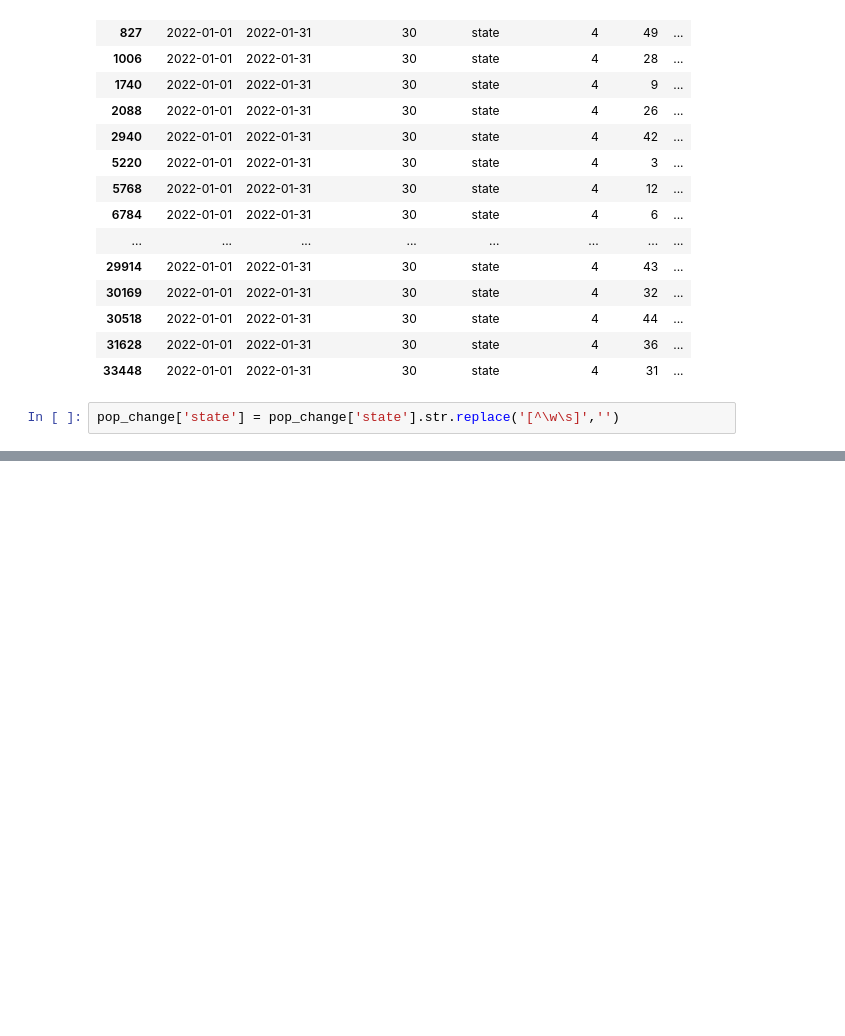
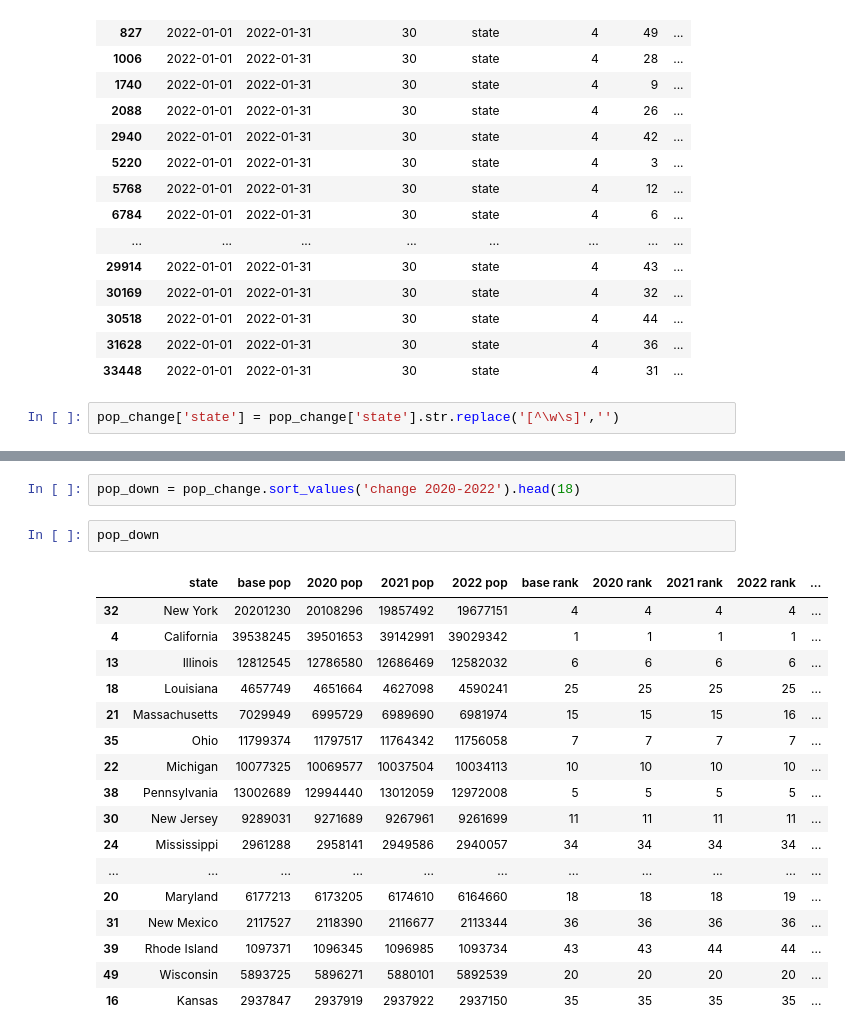
Before and after one commit to CameronMatlock/DA9_capstone_cmatlock, a Jupyter notebook: notebook/cmatlock_capstone.ipynb, the cells around one changed output, grey strips where cells are left out. Drawn from its saved outputs; the diff is of its cells as text; blank space fills up the shorter version.

```diff
--- a/notebook/cmatlock_capstone.ipynb
+++ b/notebook/cmatlock_capstone.ipynb
@@ -307,0 +332,22 @@ pop_change
+# %%
+pop_down = pop_change.sort_values('change 2020-2022').head(18)
+# %%
+pop_down
+# %% [output]
+|  | state | base pop | 2020 pop | 2021 pop | 2022 pop | base rank | 2020 rank | 2021 rank | 2022 rank | ... |
+| 32 | New York | 20201230 | 20108296 | 19857492 | 19677151 | 4 | 4 | 4 | 4 | ... |
+| 4 | California | 39538245 | 39501653 | 39142991 | 39029342 | 1 | 1 | 1 | 1 | ... |
+| 13 | Illinois | 12812545 | 12786580 | 12686469 | 12582032 | 6 | 6 | 6 | 6 | ... |
+| 18 | Louisiana | 4657749 | 4651664 | 4627098 | 4590241 | 25 | 25 | 25 | 25 | ... |
+| 21 | Massachusetts | 7029949 | 6995729 | 6989690 | 6981974 | 15 | 15 | 15 | 16 | ... |
+| 35 | Ohio | 11799374 | 11797517 | 11764342 | 11756058 | 7 | 7 | 7 | 7 | ... |
+| 22 | Michigan | 10077325 | 10069577 | 10037504 | 10034113 | 10 | 10 | 10 | 10 | ... |
+| 38 | Pennsylvania | 13002689 | 12994440 | 13012059 | 12972008 | 5 | 5 | 5 | 5 | ... |
+| 30 | New Jersey | 9289031 | 9271689 | 9267961 | 9261699 | 11 | 11 | 11 | 11 | ... |
+| 24 | Mississippi | 2961288 | 2958141 | 2949586 | 2940057 | 34 | 34 | 34 | 34 | ... |
+| ... | ... | ... | ... | ... | ... | ... | ... | ... | ... | ... |
+| 20 | Maryland | 6177213 | 6173205 | 6174610 | 6164660 | 18 | 18 | 18 | 19 | ... |
+| 31 | New Mexico | 2117527 | 2118390 | 2116677 | 2113344 | 36 | 36 | 36 | 36 | ... |
+| 39 | Rhode Island | 1097371 | 1096345 | 1096985 | 1093734 | 43 | 43 | 44 | 44 | ... |
+| 49 | Wisconsin | 5893725 | 5896271 | 5880101 | 5892539 | 20 | 20 | 20 | 20 | ... |
+| 16 | Kansas | 2937847 | 2937919 | 2937922 | 2937150 | 35 | 35 | 35 | 35 | ... |
```
Also changed, not shown: parts of 17 cells of this notebook, 1 other file.
